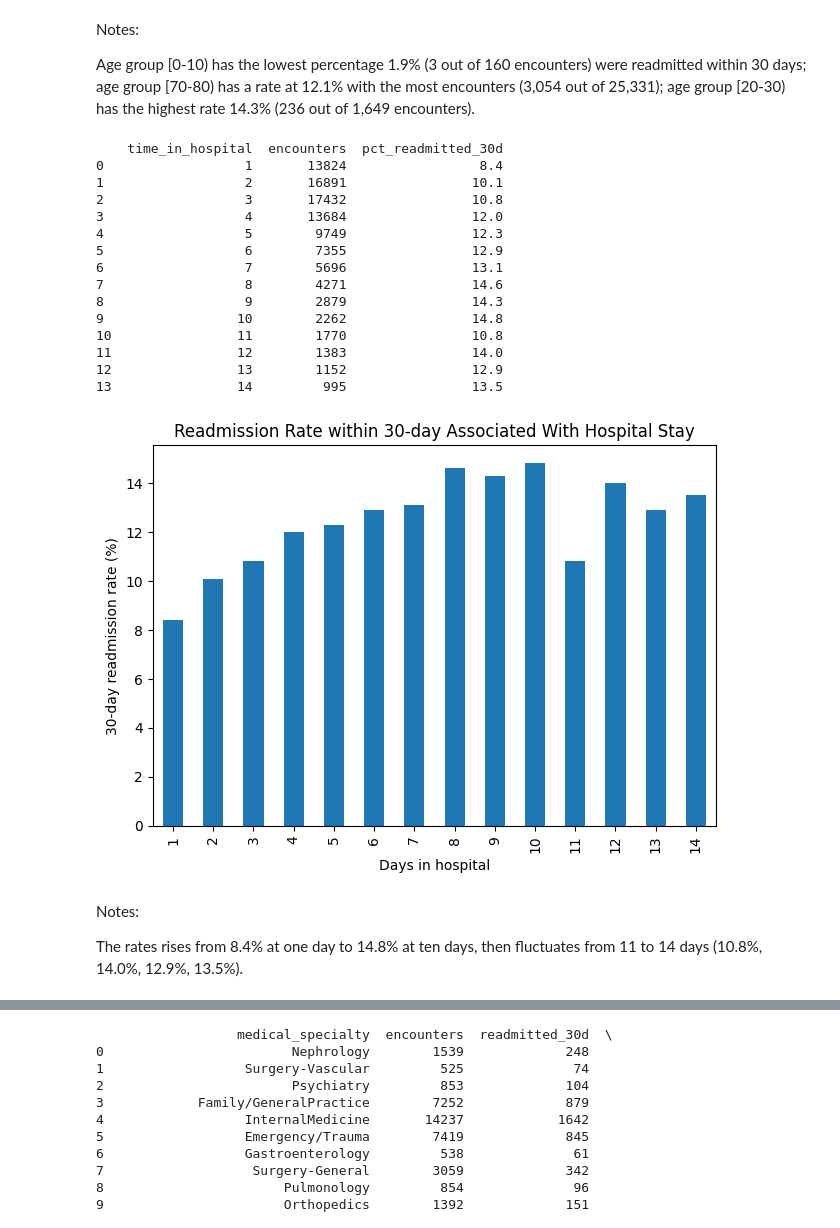
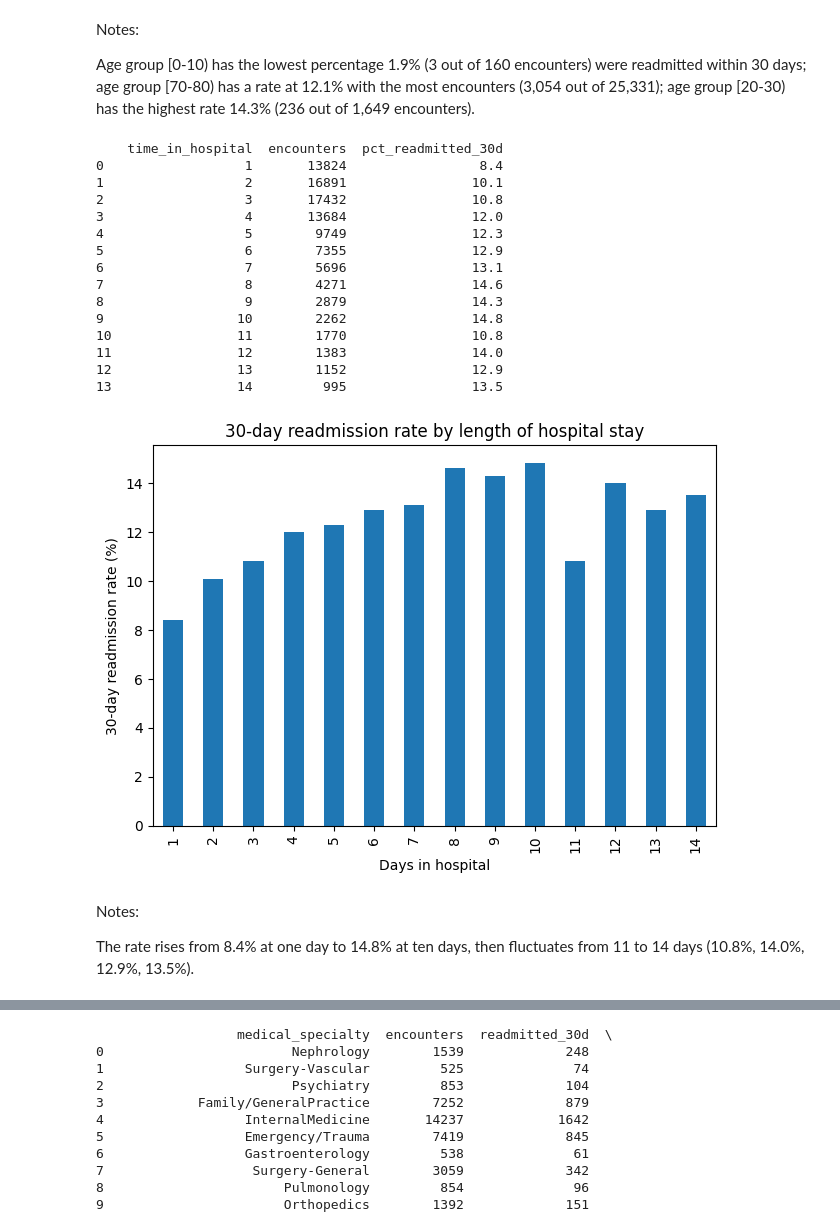
Before and after one commit to JasonLou622/Hospital-readmissions-analysis, a Jupyter notebook: diabetes_readmission_analysis.ipynb, the cells around one changed output, grey strips where cells are left out. Cells and saved outputs as stored; diff of their text form; code cells hidden in the pictures.

```diff
--- a/diabetes_readmission_analysis.ipynb
+++ b/diabetes_readmission_analysis.ipynb
@@ -338,36 +338,36 @@ SELECT
     ROUND(100.0 * SUM(1) FILTER (WHERE readmitted = '<30') / COUNT(*), 1) AS pct_readmitted_30d
 FROM diabetes_data_cleaned
 GROUP BY time_in_hospital
 ORDER BY time_in_hospital
 '''
 
 result = pd.read_sql(query, conn)
 print(result)
 
 result.plot(x="time_in_hospital", y="pct_readmitted_30d", kind="bar", legend=False)
 plt.xlabel("Days in hospital")
 plt.ylabel("30-day readmission rate (%)")
-plt.title("Readmission Rate within 30-day Associated With Hospital Stay")
+plt.title("30-day readmission rate by length of hospital stay")
 plt.tight_layout()
 plt.show()
 # %% [output]
     time_in_hospital  encounters  pct_readmitted_30d
 0                  1       13824                 8.4
 1                  2       16891                10.1
 2                  3       17432                10.8
 3                  4       13684                12.0
 4                  5        9749                12.3
 5                  6        7355                12.9
 6                  7        5696                13.1
 7                  8        4271                14.6
 8                  9        2879                14.3
 9                 10        2262                14.8
 10                11        1770                10.8
 11                12        1383                14.0
 12                13        1152                12.9
 13                14         995                13.5
-[figure, old version]
+[figure, new version]
 # %% [markdown]
 Notes:
 
-The rates rises from 8.4% at one day to 14.8% at ten days, then fluctuates from 11 to 14 days (10.8%, 14.0%, 12.9%, 13.5%).
+The rate rises from 8.4% at one day to 14.8% at ten days, then fluctuates from 11 to 14 days (10.8%, 14.0%, 12.9%, 13.5%).
```
Also changed, not shown: parts of 8 cells of this notebook, 2 other files.
